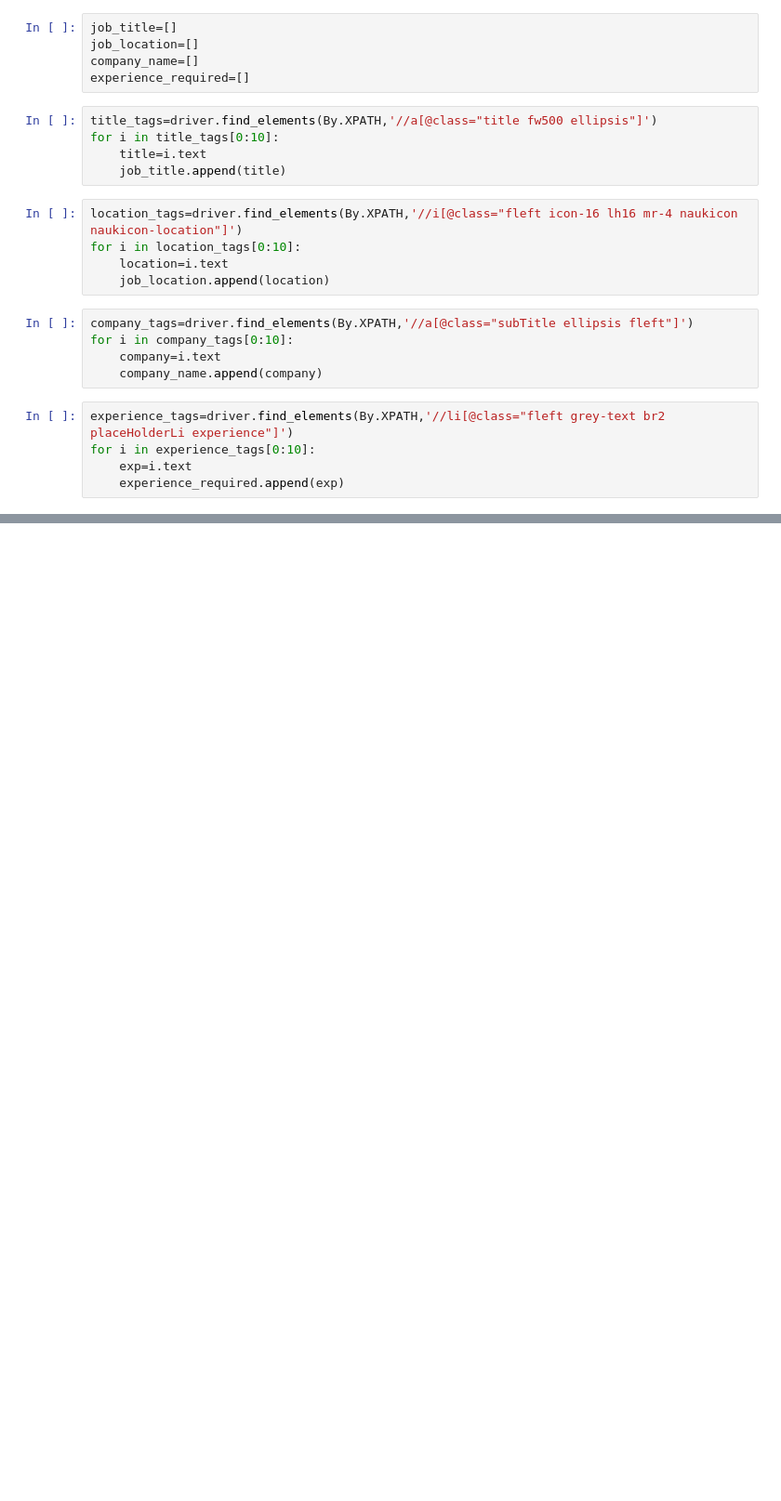
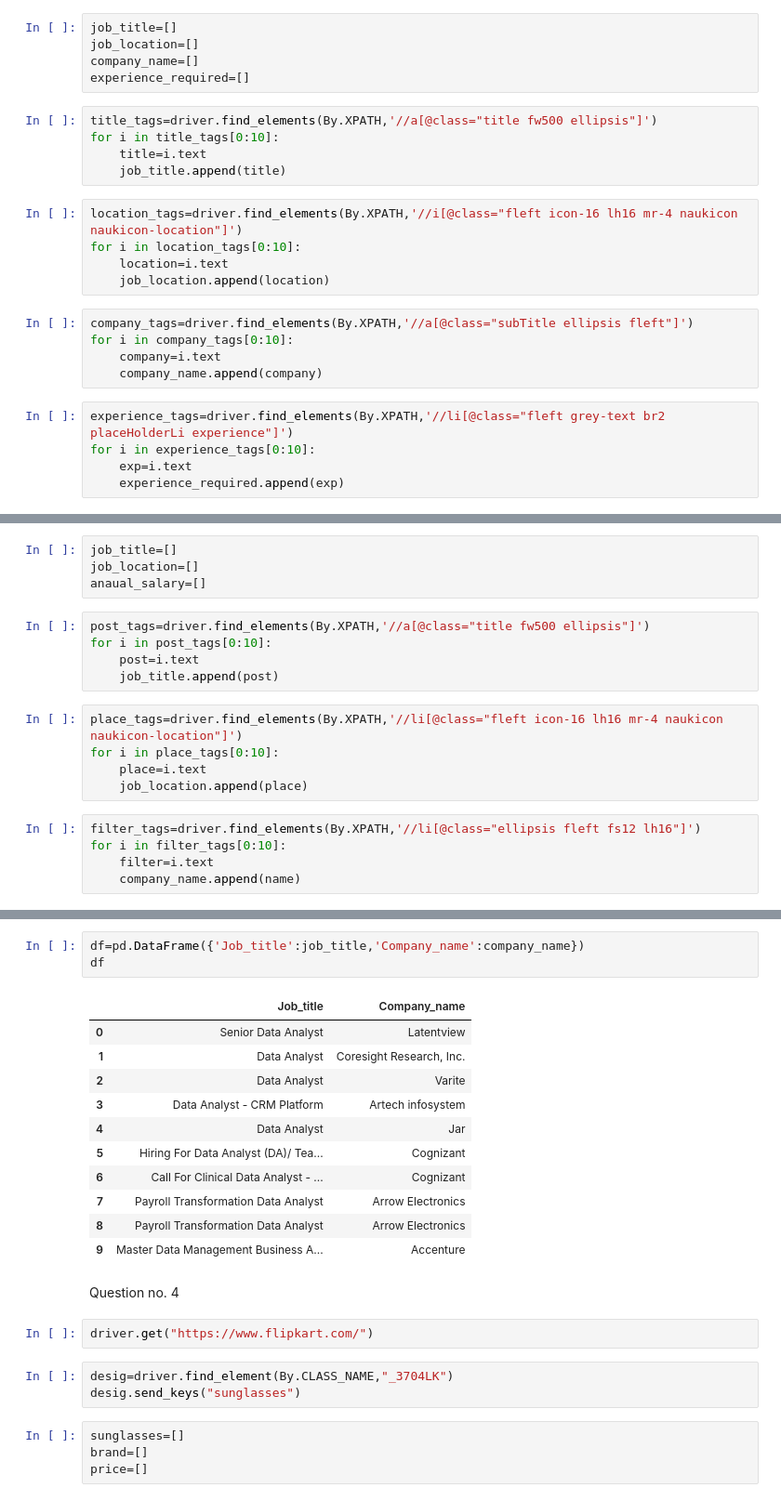
Before and after one commit to Rishikamandal/Internship, a Jupyter notebook: Web scraping using Selenium.ipynb, the cells around one changed output, grey strips where cells are left out. Shown at 93% size. Cells and saved outputs as stored; diff of their text form; blank space fills up the shorter version.

```diff
--- a/Web scraping using Selenium.ipynb
+++ b/Web scraping using Selenium.ipynb
@@ -103,0 +184,19 @@ SyntaxError: EOL while scanning string literal (Temp/ipykernel_1824/801896312.py
+# %%
+job_title=[]
+job_location=[]
+anaual_salary=[]
+# %%
+post_tags=driver.find_elements(By.XPATH,'//a[@class="title fw500 ellipsis"]')
+for i in post_tags[0:10]:
+    post=i.text
+    job_title.append(post)
+# %%
+place_tags=driver.find_elements(By.XPATH,'//li[@class="fleft icon-16 lh16 mr-4 naukicon naukicon-location"]')
+for i in place_tags[0:10]:
+    place=i.text
+    job_location.append(place)
+# %%
+filter_tags=driver.find_elements(By.XPATH,'//li[@class="ellipsis fleft fs12 lh16"]')
+for i in filter_tags[0:10]:
+    filter=i.text
+    company_name.append(name)
@@ -103,0 +207,26 @@ SyntaxError: EOL while scanning string literal (Temp/ipykernel_1824/801896312.py
+# %%
+df=pd.DataFrame({'Job_title':job_title,'Company_name':company_name})
+df
+# %% [output]
+|  | Job_title | Company_name |
+| 0 | Senior Data Analyst | Latentview |
+| 1 | Data Analyst | Coresight Research, Inc. |
+| 2 | Data Analyst | Varite |
+| 3 | Data Analyst - CRM Platform | Artech infosystem |
+| 4 | Data Analyst | Jar |
+| 5 | Hiring For Data Analyst (DA)/ Tea... | Cognizant |
+| 6 | Call For Clinical Data Analyst - ... | Cognizant |
+| 7 | Payroll Transformation Data Analyst | Arrow Electronics |
+| 8 | Payroll Transformation Data Analyst | Arrow Electronics |
+| 9 | Master Data Management Business A... | Accenture |
+# %% [markdown]
+Question no. 4
+# %%
+driver.get("https://www.flipkart.com/")
+# %%
+desig=driver.find_element(By.CLASS_NAME,"_3704LK")
+desig.send_keys("sunglasses")
+# %%
+sunglasses=[]
+brand=[]
+price=[]
```
Also changed, not shown: parts of 30 cells of this notebook.
